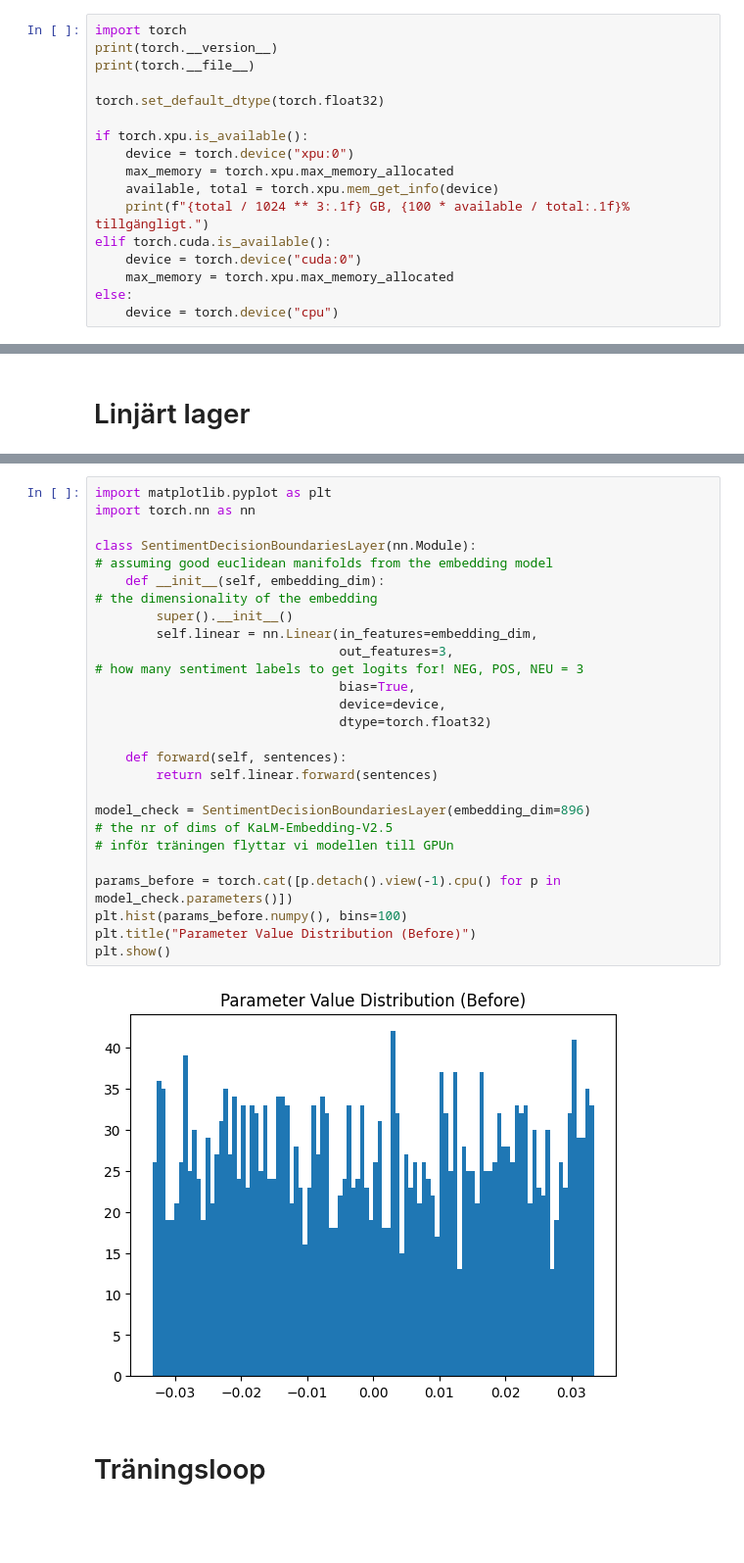
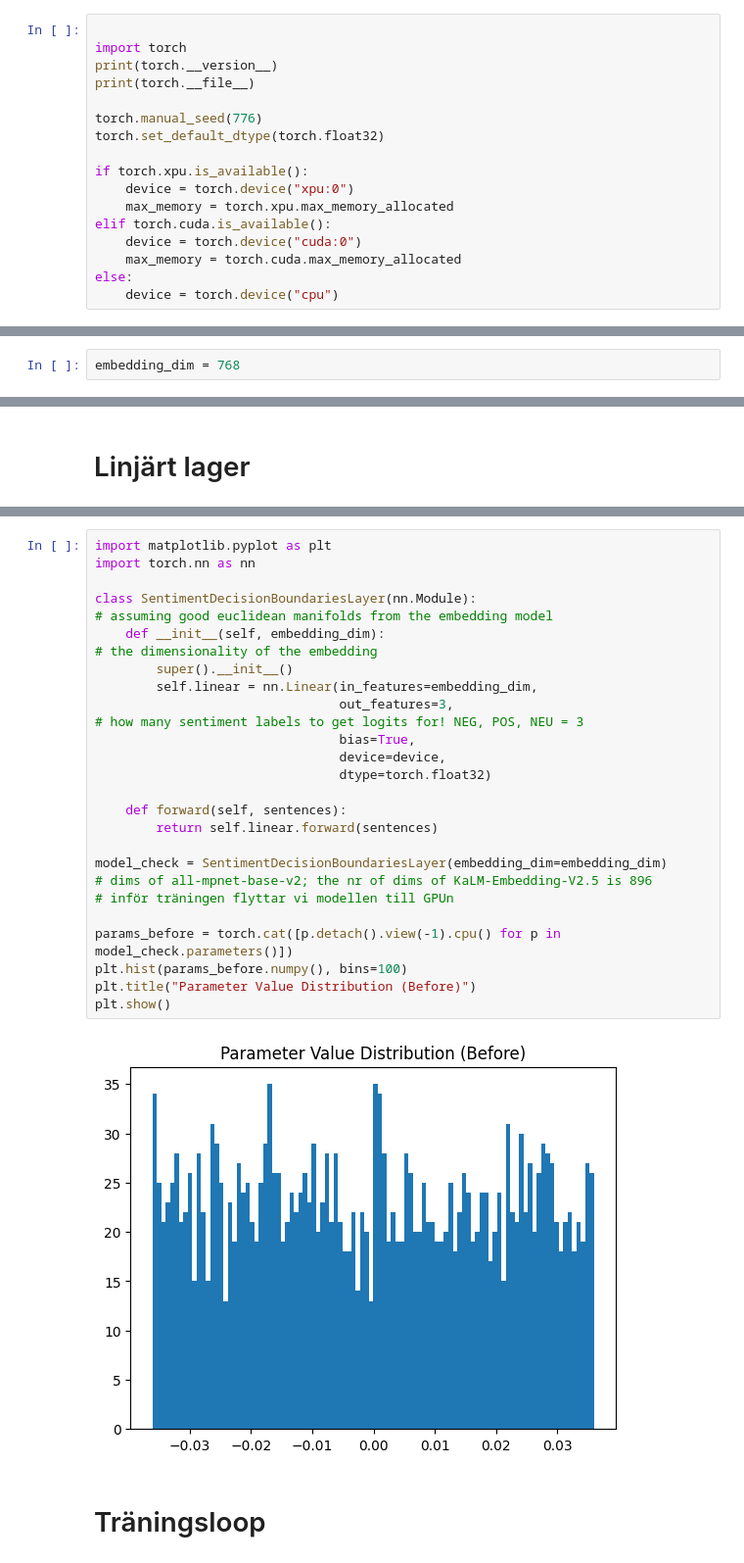
Before and after one commit to Urdatorn/sentiment-grc, a Jupyter notebook: nbs/sentiment_embeddings_linear.ipynb, the cells around one changed output, grey strips where cells are left out. Shown at 98% size. Drawn from its saved outputs; the diff is of its cells as text; blank space fills up the shorter version.

```diff
--- a/nbs/sentiment_embeddings_linear.ipynb
+++ b/nbs/sentiment_embeddings_linear.ipynb
@@ -5,20 +3,20 @@ Denna notebook beskriver mitt första försök, som var att använda en SOTA emb
 # %% [markdown]
 # Plan och förberedelse
 # %%
+
 import torch
 print(torch.__version__)
 print(torch.__file__)
 
+torch.manual_seed(776)
 torch.set_default_dtype(torch.float32)
 
 if torch.xpu.is_available():
     device = torch.device("xpu:0")
     max_memory = torch.xpu.max_memory_allocated
-    available, total = torch.xpu.mem_get_info(device)
-    print(f"{total / 1024 ** 3:.1f} GB, {100 * available / total:.1f}% tillgängligt.")
 elif torch.cuda.is_available():
     device = torch.device("cuda:0")
-    max_memory = torch.xpu.max_memory_allocated
+    max_memory = torch.cuda.max_memory_allocated
 else:
     device = torch.device("cpu")
 # %% [output]
@@ -130,3 +132,5 @@ ImportError: This modeling file requires the following packages that were not fo
+# %%
+embedding_dim = 768
 # %% [markdown]
 # Dataset och DataLoader
 # %% [markdown]
@@ -331,27 +338,27 @@ Vi designar vårt eget lager. Målet är att mappa från en batch av n 896-dimen
 # %%
 import matplotlib.pyplot as plt
 import torch.nn as nn
 
 class SentimentDecisionBoundariesLayer(nn.Module):                              # assuming good euclidean manifolds from the embedding model
     def __init__(self, embedding_dim):                                          # the dimensionality of the embedding
         super().__init__()
         self.linear = nn.Linear(in_features=embedding_dim,
                                 out_features=3,                                 # how many sentiment labels to get logits for! NEG, POS, NEU = 3
                                 bias=True,
                                 device=device,
                                 dtype=torch.float32)
 
     def forward(self, sentences):
         return self.linear.forward(sentences)
 
-model_check = SentimentDecisionBoundariesLayer(embedding_dim=896)                     # the nr of dims of KaLM-Embedding-V2.5                                                  # inför träningen flyttar vi modellen till GPUn
+model_check = SentimentDecisionBoundariesLayer(embedding_dim=embedding_dim)               # dims of all-mpnet-base-v2; the nr of dims of KaLM-Embedding-V2.5 is 896                                             # inför träningen flyttar vi modellen till GPUn
 
 params_before = torch.cat([p.detach().view(-1).cpu() for p in model_check.parameters()])
 plt.hist(params_before.numpy(), bins=100)
 plt.title("Parameter Value Distribution (Before)")
 plt.show()
 # %% [output]
-[figure, old version]
+[figure, new version]
 # %% [markdown]
 # Träningsloop
 # %% [markdown]
```
Also changed, not shown: parts of 17 cells of this notebook.
